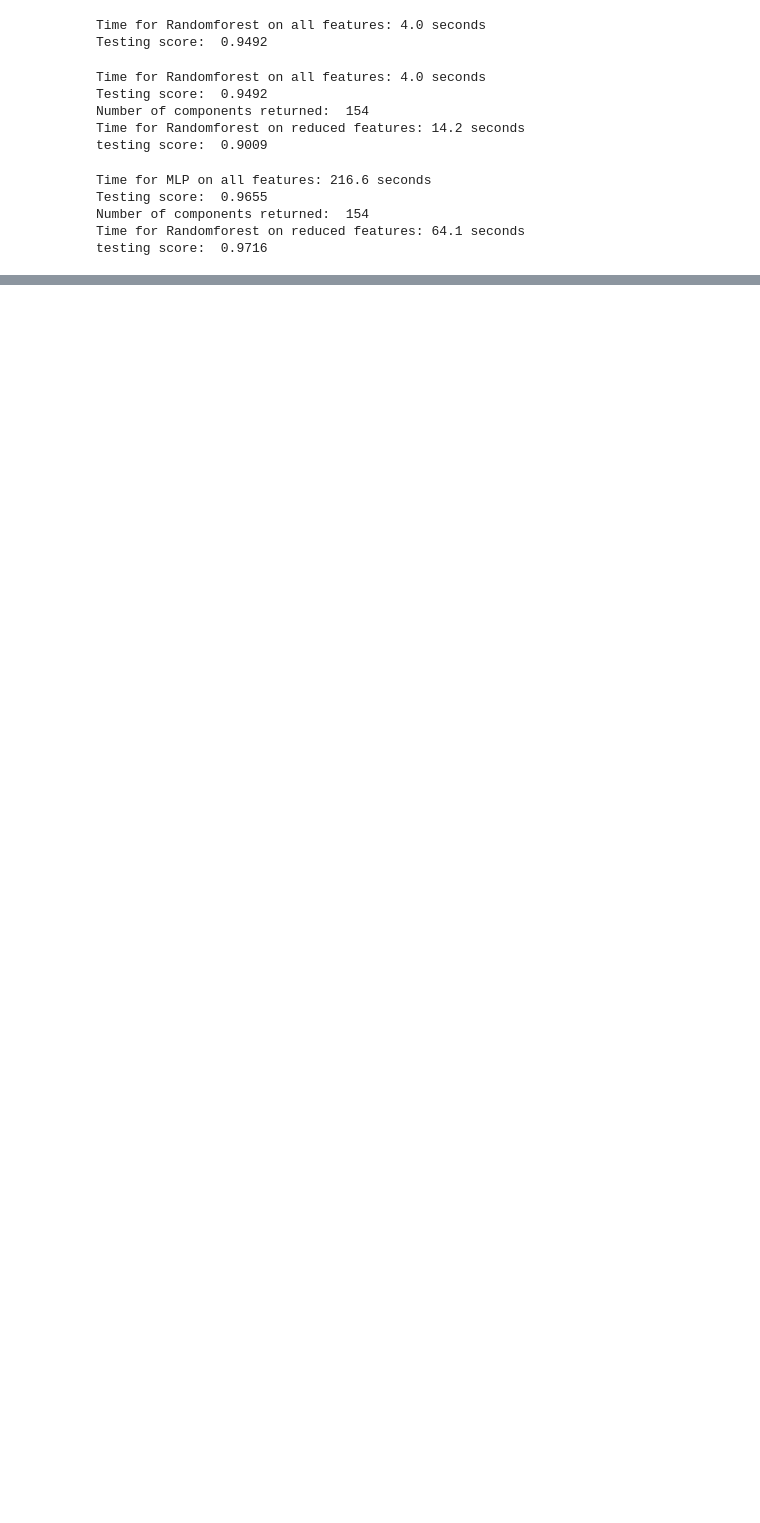
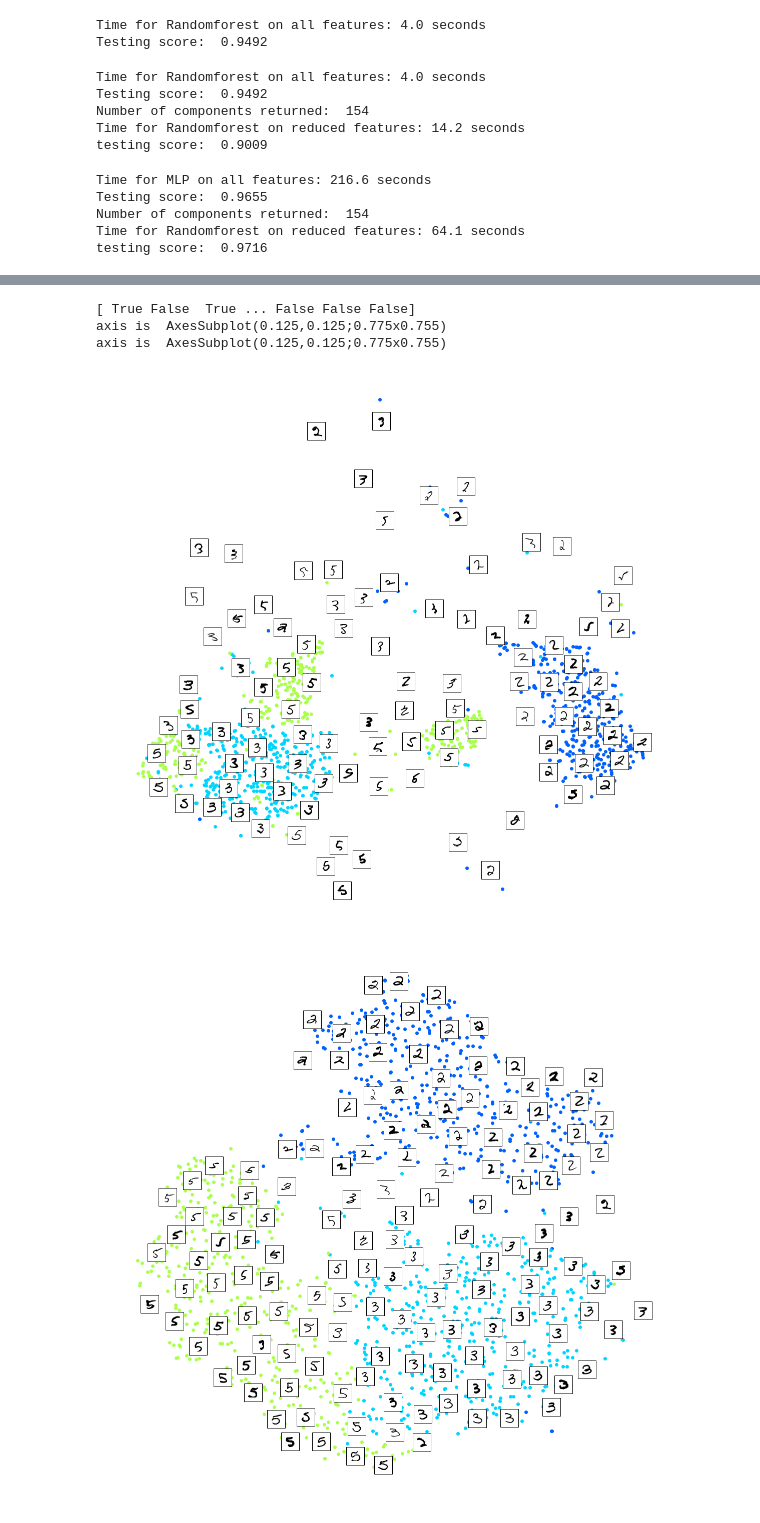
Before and after one commit to AnaumRiaz/MachineLearning, a Jupyter notebook: Chapter8.ipynb, the cells around one changed output, grey strips where cells are left out. Saved outputs shown, nothing was run; the diff lists cells and outputs as text; code cells hidden in the pictures; blank space fills up the shorter version.

```diff
--- a/Chapter8.ipynb
+++ b/Chapter8.ipynb
@@ -240,2 +377,33 @@ NameError: name 'make_swiss_roll' is not defined
+# %%
+#all dataset
+plot_digits(X_reduced_TSNE, y, images=X, figsize=(35, 25))
+
+
+#to just plot 2 3 and 5 from the tsne performed on whole dataset
+idx = (y == 2) | (y == 3) | (y == 5)
+X_235 = X_reduced_TSNE[idx]
+y_235 = y[idx]
+X_images235 = X[idx,:]
+
+
+plot_digits(X_235, y_235,images = X_images235, figsize=(20, 20))
+
+#if we perform tsne on only the data of 2 3 and 5
+idx = (y == 2) | (y == 3) | (y == 5)
+X_235 = X[idx]
+y_235 = y[idx]
+X_images235 = X[idx,:]
+
+tsne = TSNE(n_components = 2, random_state = 42)
+X_TSNE235 = tsne.fit_transform(X_235)
+
+
+plot_digits(X_TSNE235, y_235,images = X_images235, figsize=(20, 20))
+# %% [output]
+[ True False  True ... False False False]
+axis is  AxesSubplot(0.125,0.125;0.775x0.755)
+axis is  AxesSubplot(0.125,0.125;0.775x0.755)
+[figure, added]
+[figure, added]
 # %%
 # %% [output]
```
Also changed, not shown: parts of 10 cells of this notebook.
